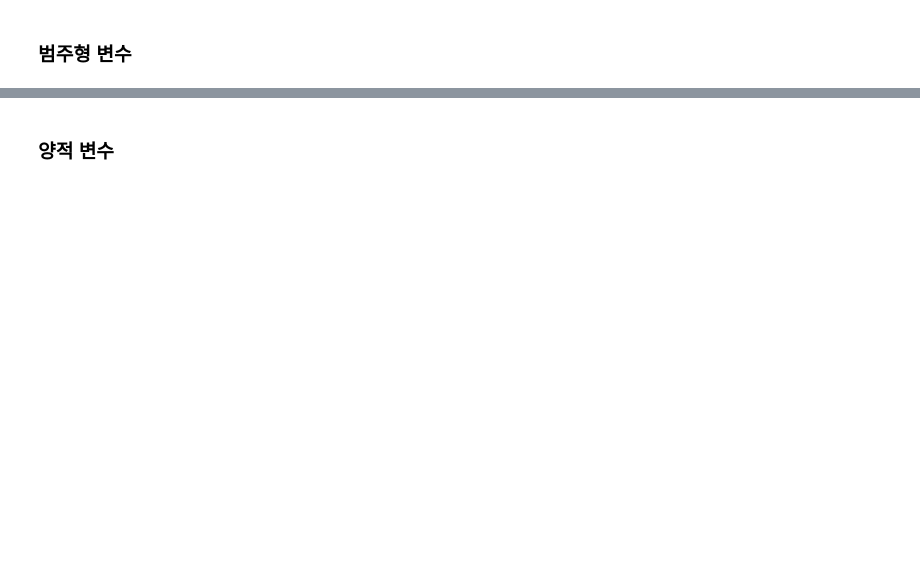
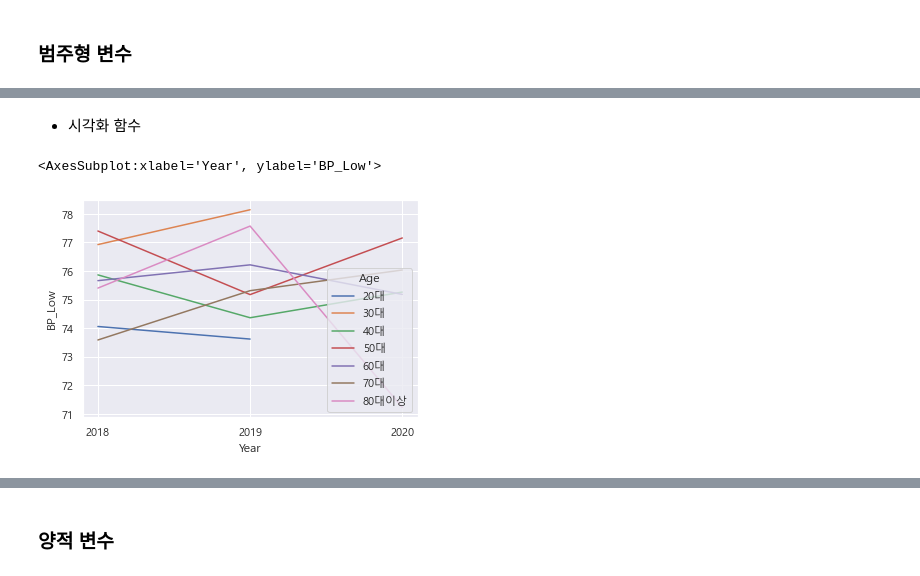
Before and after one commit to Jaesu26/statistical-database-project, a Jupyter notebook: 2022-05-30-StatsDB-Final.ipynb, the cells around one changed output, grey strips where cells are left out. Drawn from its saved outputs; the diff is of its cells as text; code cells hidden in the pictures; blank space fills up the shorter version.

```diff
--- a/2022-05-30-StatsDB-Final.ipynb
+++ b/2022-05-30-StatsDB-Final.ipynb
@@ -860,3 +850,5 @@ df3.to_sql('Health_Insurance', conn, method='multi', if_exists='append', index=F
 df3.to_csv('./Data/Health_Insurance.csv', index=False)
 # %% [markdown]
 ## 시각화
+# %%
+sns.set_theme()
@@ -862,0 +858,3 @@ df3.to_csv('./Data/Health_Insurance.csv', index=False)
+# %%
+matplotlib.rcParams['font.family'] = 'Malgun Gothic' # 한글이 깨지지 않도록 설정
+matplotlib.rcParams['axes.unicode_minus'] = False    # 한글이 깨지지 않도록 설정
@@ -877,0 +945,2 @@ def sql_to_df(cursor, sql) -> pd.DataFrame:
+# %% [markdown]
+- 시각화 함수
@@ -918,0 +1015,6 @@ def show_unique_counts(df_: pd.DataFrame, target: str = None) -> None:
+# %%
+tmp_median = tmp.groupby(['Year', 'Age'])['BP_Low'].mean().reset_index(name='BP_Low')
+sns.lineplot(x='Year', y='BP_Low', hue='Age', data=tmp_median)
+# %% [output]
+<AxesSubplot:xlabel='Year', ylabel='BP_Low'>
+[figure, added]
```
Also changed, not shown: parts of 41 cells of this notebook.
